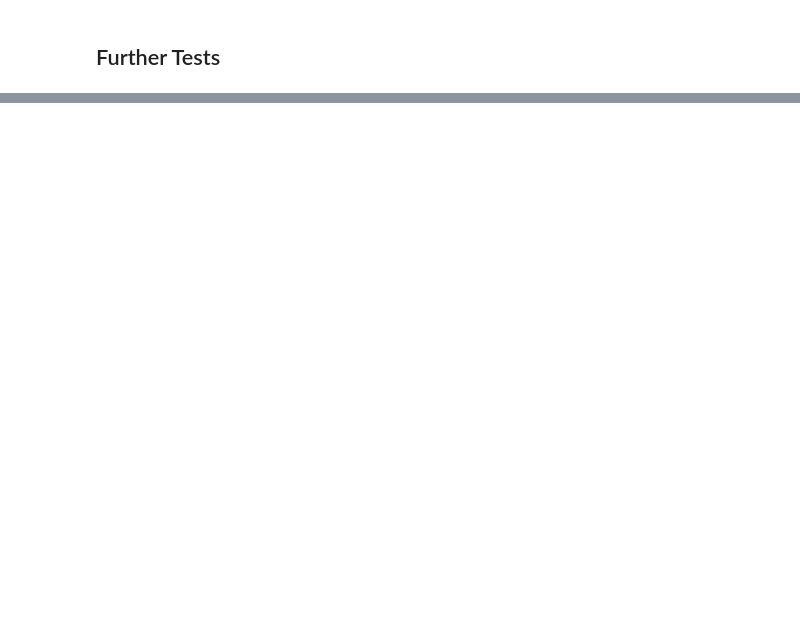
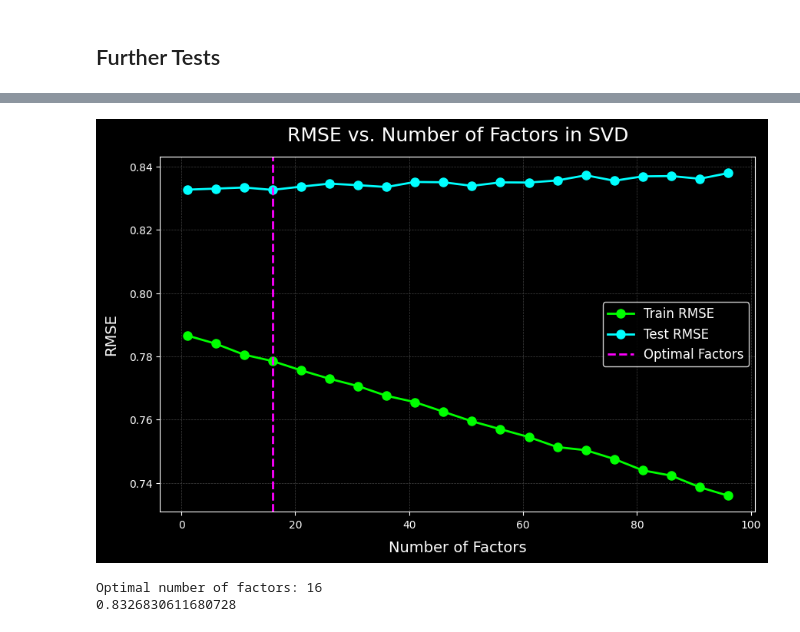
Before and after one commit to pvinnbru/data_integration, a Jupyter notebook: analysis/RecommenderNotebooks/SVDBasedRecommender.ipynb, the cells around one changed output, grey strips where cells are left out. Saved outputs shown, nothing was run; the diff lists cells and outputs as text; code cells hidden in the pictures; blank space fills up the shorter version.

```diff
--- a/analysis/RecommenderNotebooks/SVDBasedRecommender.ipynb
+++ b/analysis/RecommenderNotebooks/SVDBasedRecommender.ipynb
@@ -158,2 +286,79 @@ Top Dive Sites:
+# %%
+import matplotlib.pyplot as plt
+from surprise import SVD
+from surprise.model_selection import train_test_split
+from surprise.accuracy import rmse,mae
+import pandas as pd
+from surprise import Reader, Dataset
+
+user_ratings_df = pd.read_csv("../user_ratings_data.csv")  # Replace with your data file
+
+# Prepare data for surprise
+reader = Reader(rating_scale=(1, 5))
+data = Dataset.load_from_df(user_ratings_df[["user_id", "dive_site_id", "rating"]], reader)
+
+# Range of factors to test
+n_factors_range = range(1, 100, 5)
+
+# Store results
+train_rmse = []
+test_rmse = []
+
+# Prepare train and test sets
+trainset, testset = train_test_split(data, test_size=0.3, random_state=2)
+
+# Loop through different numbers of factors
+for n_factors in n_factors_range:
+    # Build and train the SVD model
+    svd = SVD(n_factors=n_factors, n_epochs=90, reg_all=0.07, lr_all=0.0005, random_state=1)
+    svd.fit(trainset)
+
+    # Evaluate on the train set
+    train_predictions = svd.test(trainset.build_testset())
+    train_rmse.append(rmse(train_predictions, verbose=False))
+
+    # Evaluate on the test set
+    test_predictions = svd.test(testset)
+    test_rmse.append(rmse(test_predictions, verbose=False))
+
+# Plot results
+import matplotlib.pyplot as plt
+
+# Customize plot with black background and neon colors
+plt.figure(figsize=(10, 6))
+plt.style.use('dark_background')  # Set background to black
+
+# Define neon colors
+train_color = '#00FF00'  # Neon green
+test_color = '#00FFFF'   # Neon cyan
+optimal_color = '#FF00FF'  # Neon magenta
+
+# Plot with larger text and neon colors
+plt.plot(n_factors_range, train_rmse, label='Train RMSE', marker='o', color=train_color, markersize=8, linewidth=2)
+plt.plot(n_factors_range, test_rmse, label='Test RMSE', marker='o', color=test_color, markersize=8, linewidth=2)
+plt.axvline(x=n_factors_range[test_rmse.index(min(test_rmse))], color=optimal_color, linestyle='--', label='Optimal Factors', linewidth=2)
+
+# Enhance titles and labels
+plt.title('RMSE vs. Number of Factors in SVD', fontsize=18, color='white', pad=15)
+plt.xlabel('Number of Factors', fontsize=14, color='white', labelpad=10)
+plt.ylabel('RMSE', fontsize=14, color='white', labelpad=10)
+
+# Customize legend
+plt.legend(fontsize=12, facecolor='black', edgecolor='white')
+
+# Add grid
+plt.grid(True, which='both', color='#444444', linestyle='--', linewidth=0.5)
+
+# Display plot
+plt.show()
+
+# Print optimal number of factors
+optimal_factors = n_factors_range[test_rmse.index(min(test_rmse))]
+print(f"Optimal number of factors: {optimal_factors}")
+print(min(test_rmse))
+# %% [output]
+[figure, added]
+Optimal number of factors: 16
+0.8326830611680728
 # %%
 import matplotlib.pyplot as plt
```
Also changed, not shown: parts of 10 cells of this notebook, 12 other files.
